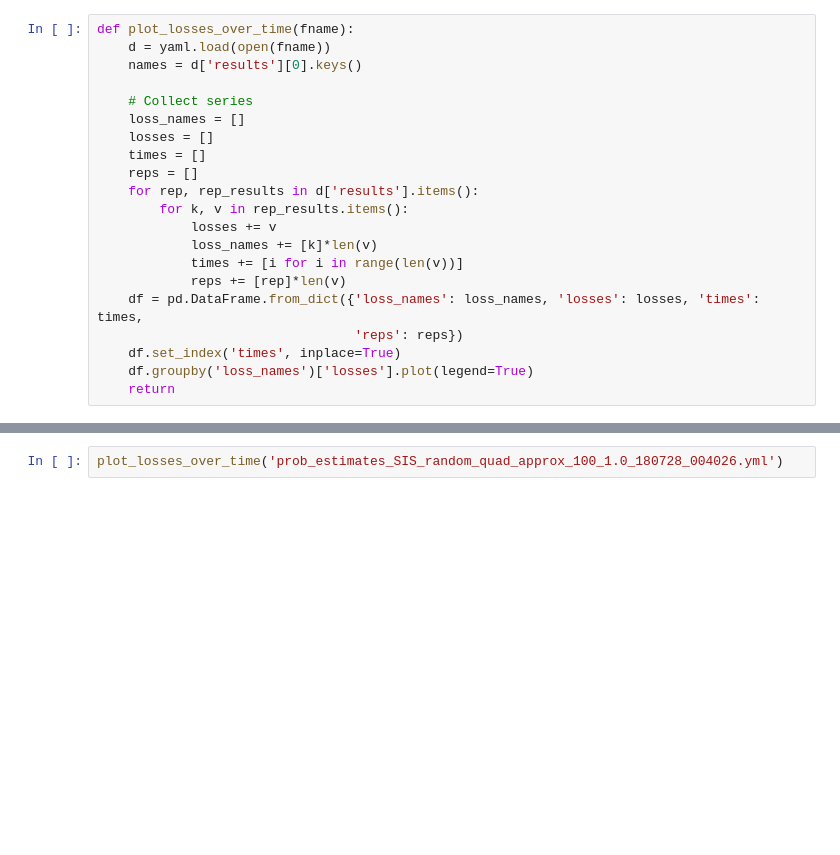
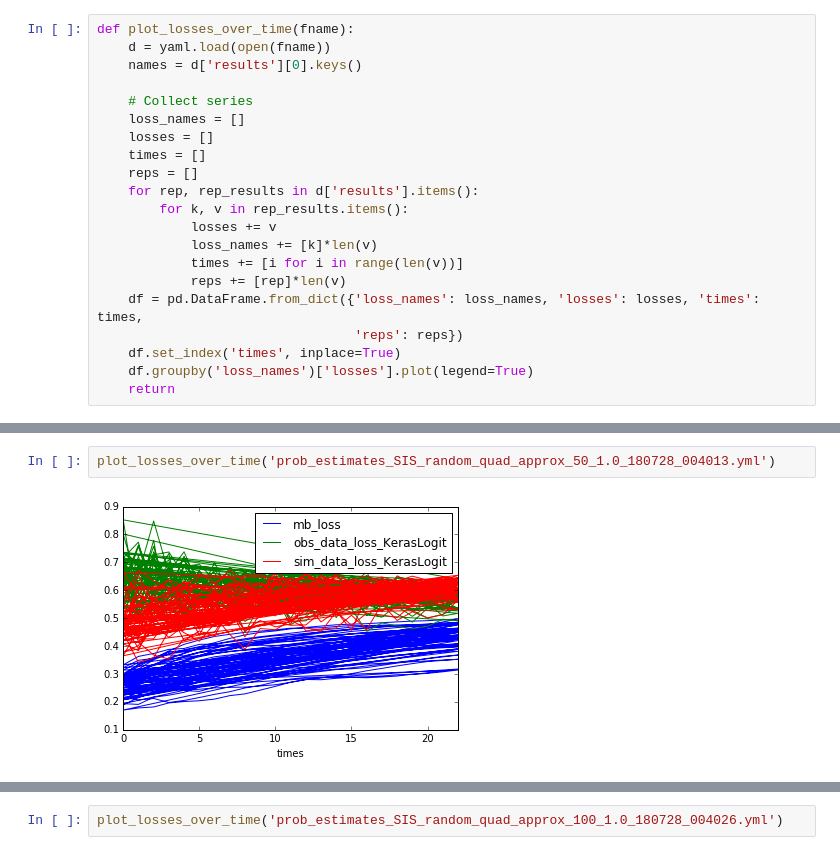
Before and after one commit to jclifton333/spatial-RL, a Jupyter notebook: analysis/results/probability-estimate-losses.ipynb, the cells around one changed output, grey strips where cells are left out. Cells and saved outputs as stored; diff of their text form; blank space fills up the shorter version.

```diff
--- a/analysis/results/probability-estimate-losses.ipynb
+++ b/analysis/results/probability-estimate-losses.ipynb
@@ -30 +34,5 @@ def plot_losses_over_time(fname):
+# %%
+plot_losses_over_time('prob_estimates_SIS_random_quad_approx_50_1.0_180728_004013.yml')
+# %% [output]
+[figure, added]
 # %%
```
Also changed, not shown: parts of 3 cells of this notebook, 3 other files.
